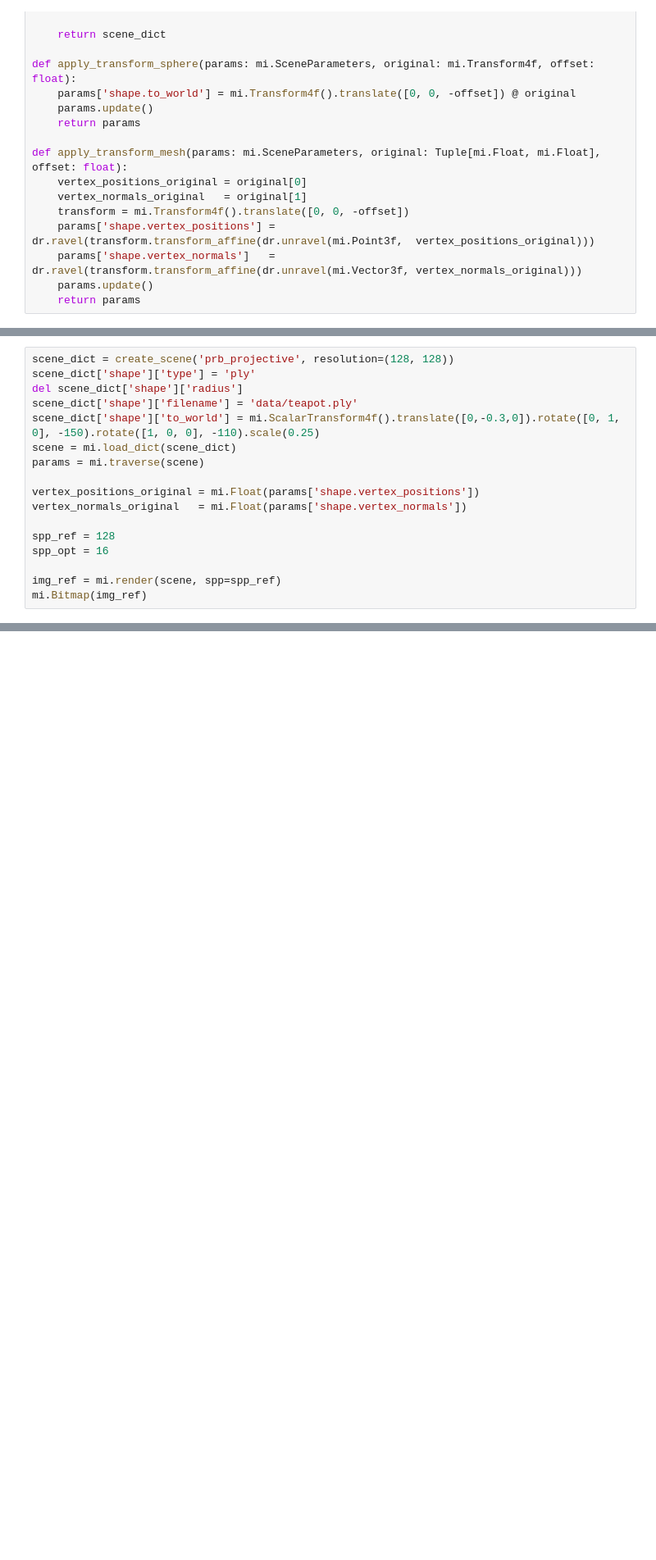
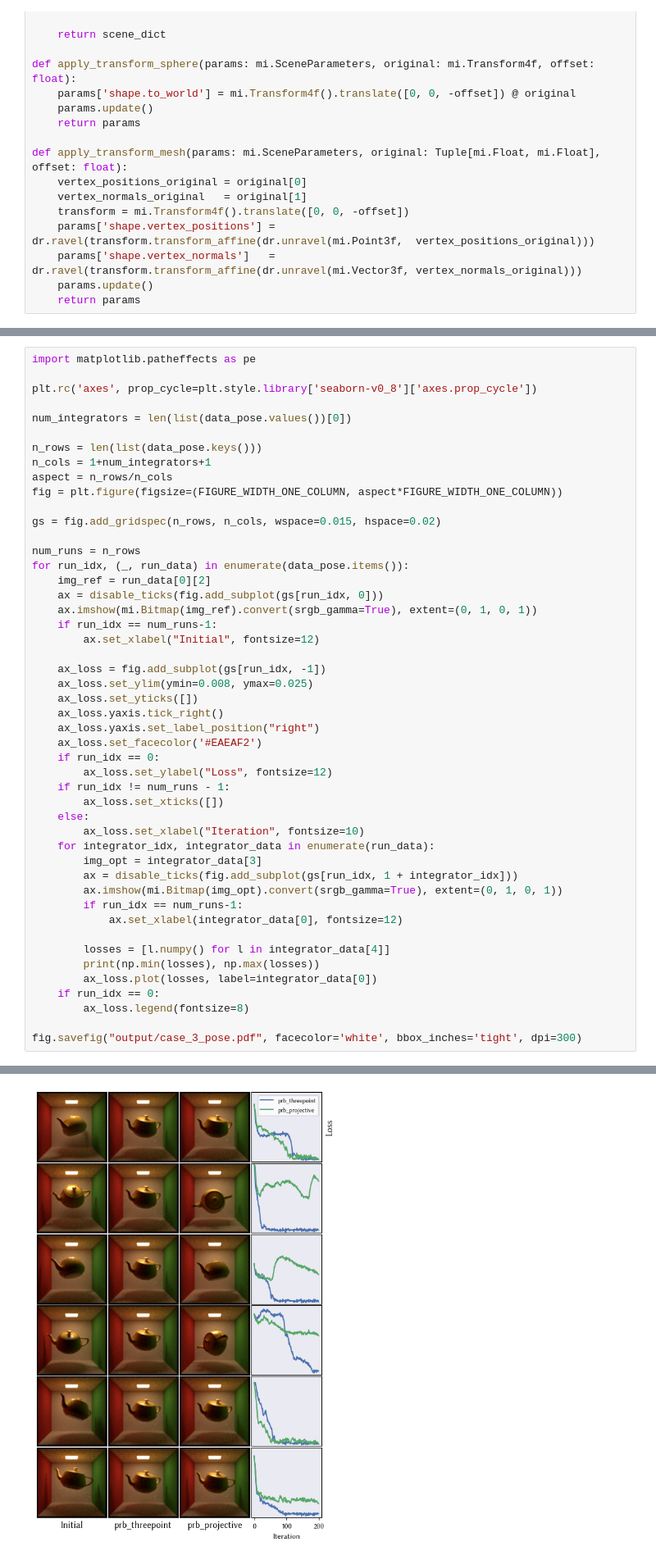
Before and after one commit to mworchel/mitsuba-missing-term, a Jupyter notebook: case_2_cornell_box.ipynb, the cells around one changed output, grey strips where cells are left out. Shown at 82% size. Cells and saved outputs as stored; diff of their text form; blank space fills up the shorter version.

```diff
--- a/case_2_cornell_box.ipynb
+++ b/case_2_cornell_box.ipynb
@@ -104,17 +104,0 @@ Clipping input data to the valid range for imshow with RGB data ([0..1] for floa
-# %%
-scene_dict = create_scene('prb_projective', resolution=(128, 128))
-scene_dict['shape']['type'] = 'ply'
-del scene_dict['shape']['radius']
-scene_dict['shape']['filename'] = 'data/teapot.ply'
-scene_dict['shape']['to_world'] = mi.ScalarTransform4f().translate([0,-0.3,0]).rotate([0, 1, 0], -150).rotate([1, 0, 0], -110).scale(0.25)
-scene = mi.load_dict(scene_dict)
-params = mi.traverse(scene)
-
-vertex_positions_original = mi.Float(params['shape.vertex_positions'])
-vertex_normals_original   = mi.Float(params['shape.vertex_normals'])
-
-spp_ref = 128
-spp_opt = 16
-
-img_ref = mi.render(scene, spp=spp_ref)
-mi.Bitmap(img_ref)
@@ -180,0 +170,49 @@ Iteration 149, Loss 0.0238904
+# %%
+import matplotlib.patheffects as pe
+
+plt.rc('axes', prop_cycle=plt.style.library['seaborn-v0_8']['axes.prop_cycle'])
+
+num_integrators = len(list(data_pose.values())[0])
+
+n_rows = len(list(data_pose.keys()))
+n_cols = 1+num_integrators+1
+aspect = n_rows/n_cols
+fig = plt.figure(figsize=(FIGURE_WIDTH_ONE_COLUMN, aspect*FIGURE_WIDTH_ONE_COLUMN))
+
+gs = fig.add_gridspec(n_rows, n_cols, wspace=0.015, hspace=0.02)
+
+num_runs = n_rows
+for run_idx, (_, run_data) in enumerate(data_pose.items()):
+    img_ref = run_data[0][2]
+    ax = disable_ticks(fig.add_subplot(gs[run_idx, 0]))
+    ax.imshow(mi.Bitmap(img_ref).convert(srgb_gamma=True), extent=(0, 1, 0, 1))
+    if run_idx == num_runs-1:
+        ax.set_xlabel("Initial", fontsize=12)
+
+    ax_loss = fig.add_subplot(gs[run_idx, -1])
+    ax_loss.set_ylim(ymin=0.008, ymax=0.025)
+    ax_loss.set_yticks([])
+    ax_loss.yaxis.tick_right()
+    ax_loss.yaxis.set_label_position("right")
+    ax_loss.set_facecolor('#EAEAF2')
+    if run_idx == 0:
+        ax_loss.set_ylabel("Loss", fontsize=12)
+    if run_idx != num_runs - 1:
+        ax_loss.set_xticks([])
+    else:
+        ax_loss.set_xlabel("Iteration", fontsize=10)
+    for integrator_idx, integrator_data in enumerate(run_data):
+        img_opt = integrator_data[3]
+        ax = disable_ticks(fig.add_subplot(gs[run_idx, 1 + integrator_idx]))
+        ax.imshow(mi.Bitmap(img_opt).convert(srgb_gamma=True), extent=(0, 1, 0, 1))
+        if run_idx == num_runs-1:
+            ax.set_xlabel(integrator_data[0], fontsize=12)
+
+        losses = [l.numpy() for l in integrator_data[4]]
+        print(np.min(losses), np.max(losses))
+        ax_loss.plot(losses, label=integrator_data[0])
+    if run_idx == 0:
+        ax_loss.legend(fontsize=8)
+
+fig.savefig("output/case_3_pose.pdf", facecolor='white', bbox_inches='tight', dpi=300)
+# %% [output]
@@ -180,0 +249 @@ Iteration 149, Loss 0.0238904
+[figure, added]
```
Also changed, not shown: parts of 7 cells of this notebook.
